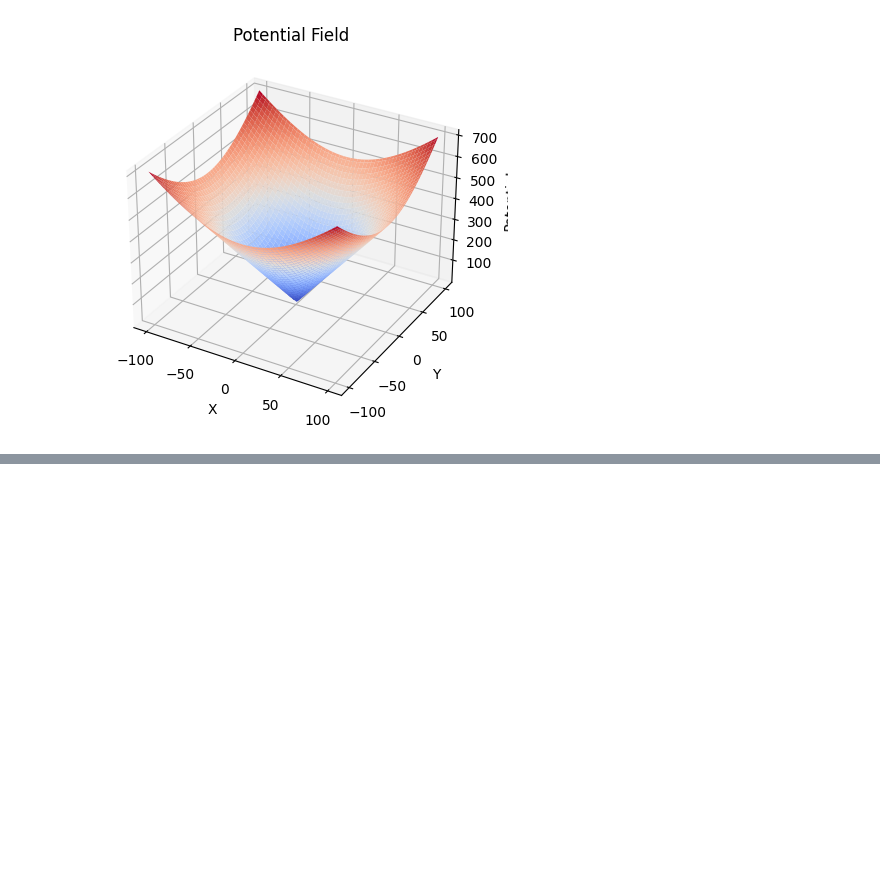
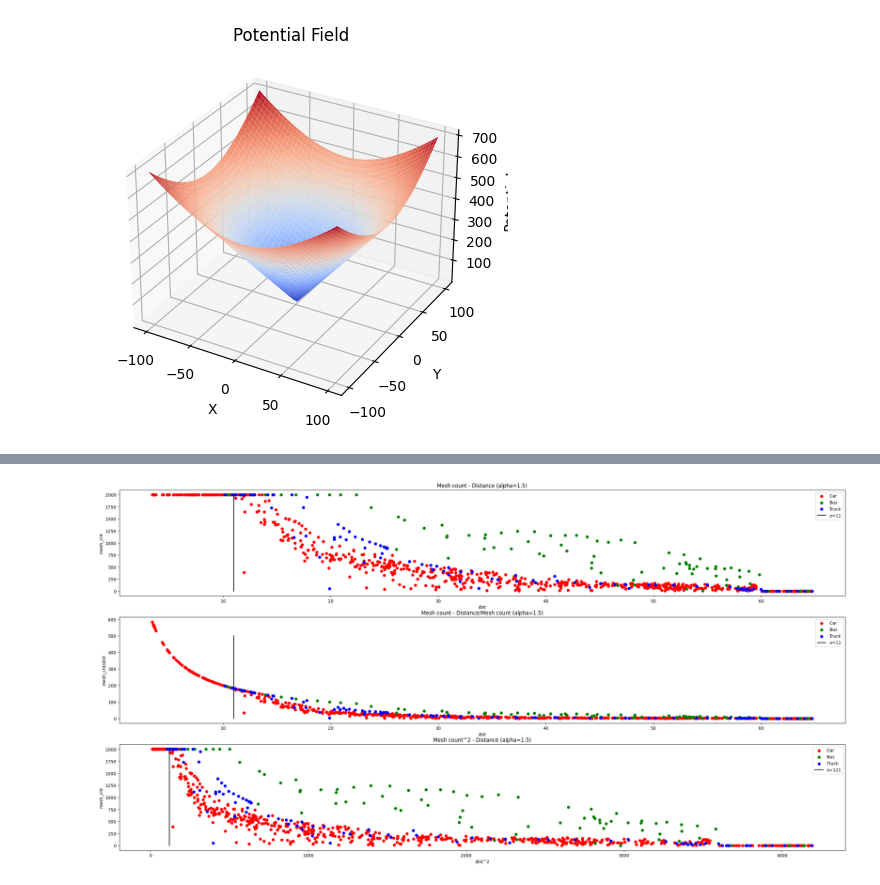
Before and after one commit to Kazawaryu/CARLA_ADA, a Jupyter notebook: test_code/s2/pf_func_test.ipynb, the cells around one changed output, grey strips where cells are left out. Saved outputs shown, nothing was run; the diff lists cells and outputs as text; code cells hidden in the pictures; blank space fills up the shorter version.

```diff
--- a/test_code/s2/pf_func_test.ipynb
+++ b/test_code/s2/pf_func_test.ipynb
@@ -201,0 +352,38 @@ plt.show()
+# %%
+fig, (ax1, ax2, ax3) = plt.subplots(3,1, figsize=(30, 15))
+
+# Filter the dataframes to only keep points where x < 4000
+car_df_filtered = car_df[car_df['dist'] < 65]
+bus_df_filtered = bus_df[bus_df['dist'] < 65]
+truck_df_filtered = truck_df[truck_df['dist'] < 65]
+
+ax1.scatter(car_df_filtered['dist'], car_df_filtered['mesh_cnt'], c='r', label='Car')
+ax1.scatter(bus_df_filtered['dist'], bus_df_filtered['mesh_cnt'], c='g', label='Bus')
+ax1.scatter(truck_df_filtered['dist'], truck_df_filtered['mesh_cnt'], c='b', label='Truck')
+ax1.plot([11, 11], [0, 2000], c='black', label='x=11')
+ax1.legend()
+ax1.set_title('Mesh count - Distance (alpha=1.5)')
+ax1.set_xlabel('dist')
+ax1.set_ylabel('mesh_cnt')
+
+ax2.scatter(car_df_filtered['dist'], car_df_filtered['mesh_cnt']/car_df_filtered['dist'], c='r', label='Car')
+ax2.scatter(bus_df_filtered['dist'], bus_df_filtered['mesh_cnt']/bus_df_filtered['dist'], c='g', label='Bus')
+ax2.scatter(truck_df_filtered['dist'], truck_df_filtered['mesh_cnt']/truck_df_filtered['dist'], c='b', label='Truck')
+ax2.plot([11, 11], [0, 500], c='black', label='x=11')
+ax2.legend()
+ax2.set_title('Mesh count - Distance/Mesh count (alpha=1.5)')
+ax2.set_xlabel('dist')
+ax2.set_ylabel('mesh_cnt/dist')
+
+ax3.scatter(car_df_filtered['dist']**2, car_df_filtered['mesh_cnt'], c='r', label='Car')
+ax3.scatter(bus_df_filtered['dist']**2, bus_df_filtered['mesh_cnt'], c='g', label='Bus')
+ax3.scatter(truck_df_filtered['dist']**2, truck_df_filtered['mesh_cnt'], c='b', label='Truck')
+ax3.plot([121, 121], [0, 2000], c='black', label='x=121')
+ax3.legend()
+ax3.set_title('Mesh count^2 - Distance (alpha=1.5)')
+ax3.set_xlabel('dist^2')
+ax3.set_ylabel('mesh_cnt')
+
+plt.show()
+# %% [output]
+[figure, added]
```
Also changed, not shown: parts of 7 cells of this notebook, 2 other files.
